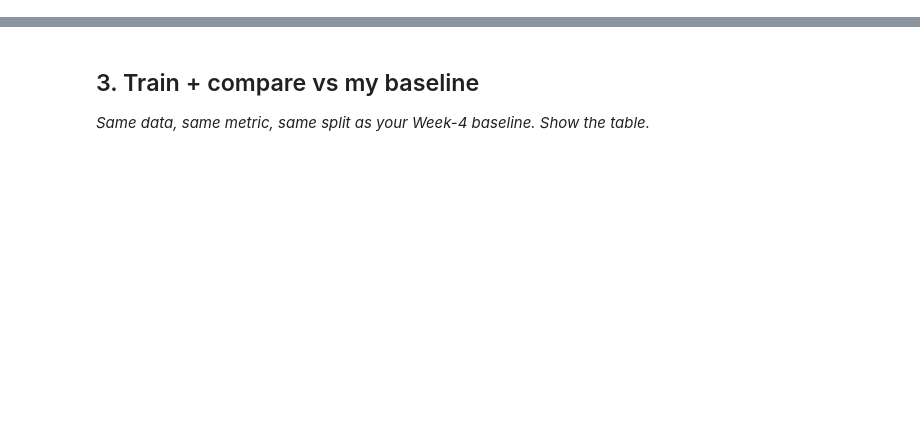
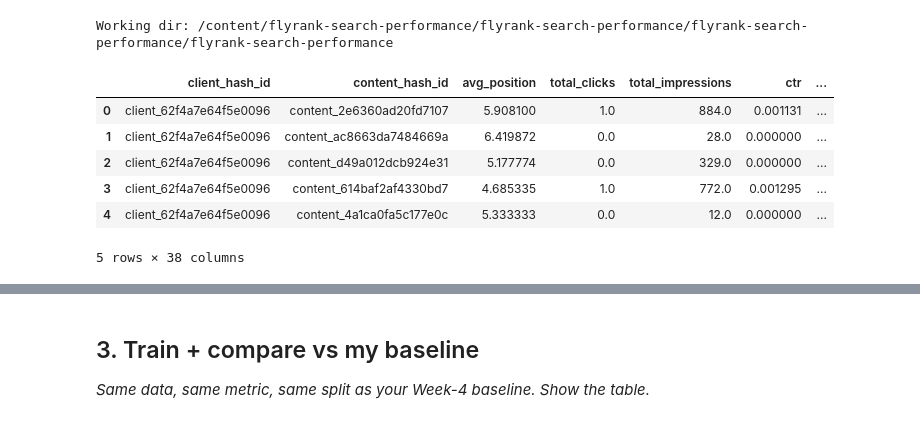
Before and after one commit to menna890/flyrank-ml-internship-Explaining-Search-Performance, a Jupyter notebook: work/notebooks/w05_model.ipynb, the cells around one changed output, grey strips where cells are left out. Drawn from its saved outputs; the diff is of its cells as text; code cells hidden in the pictures; blank space fills up the shorter version.

```diff
--- a/work/notebooks/w05_model.ipynb
+++ b/work/notebooks/w05_model.ipynb
@@ -22,0 +20,48 @@ This skeleton is yours to fill. Work the sections **in order** — each one has
+# %%
+import os
+import sys
+import subprocess
+
+import pandas as pd
+import numpy as np
+
+IN_COLAB = "google.colab" in sys.modules
+
+REPO_URL = "https://github.com/menna890/flyrank-ml-internship-Explaining-Search-Performance"
+REPO_DIR = "flyrank-search-performance"
+
+if IN_COLAB:
+    if not os.path.isdir(REPO_DIR):
+        subprocess.run(
+            ["git", "clone", "--depth", "1", REPO_URL, REPO_DIR],
+            check=True
+        )
+
+    os.chdir(REPO_DIR)
+
+    subprocess.run(
+        [sys.executable, "-m", "pip", "install", "-q", "-r", "requirements.txt"],
+        check=True
+    )
+
+else:
+    while not os.path.isdir("data") and os.getcwd() != "/":
+        os.chdir("..")
+
+print("Working dir:", os.getcwd())
+
+assert os.path.exists(
+    "data/ml_features_march_2026.parquet"
+), "Dataset not found — are you at the repo root?"
+
+df_raw = pd.read_parquet('data/ml_features_march_2026.parquet')
+df_raw.head()
+# %% [output]
+Working dir: /content/flyrank-search-performance/flyrank-search-performance/flyrank-search-performance/flyrank-search-performance
+|  | client_hash_id | content_hash_id | avg_position | total_clicks | total_impressions | ctr | ... |
+| 0 | client_62f4a7e64f5e0096 | content_2e6360ad20fd7107 | 5.908100 | 1.0 | 884.0 | 0.001131 | ... |
+| 1 | client_62f4a7e64f5e0096 | content_ac8663da7484669a | 6.419872 | 0.0 | 28.0 | 0.000000 | ... |
+| 2 | client_62f4a7e64f5e0096 | content_d49a012dcb924e31 | 5.177774 | 0.0 | 329.0 | 0.000000 | ... |
+| 3 | client_62f4a7e64f5e0096 | content_614baf2af4330bd7 | 4.685335 | 1.0 | 772.0 | 0.001295 | ... |
+| 4 | client_62f4a7e64f5e0096 | content_4a1ca0fa5c177e0c | 5.333333 | 0.0 | 12.0 | 0.000000 | ... |
+5 rows × 38 columns
```
Also changed, not shown: parts of 21 cells of this notebook.
